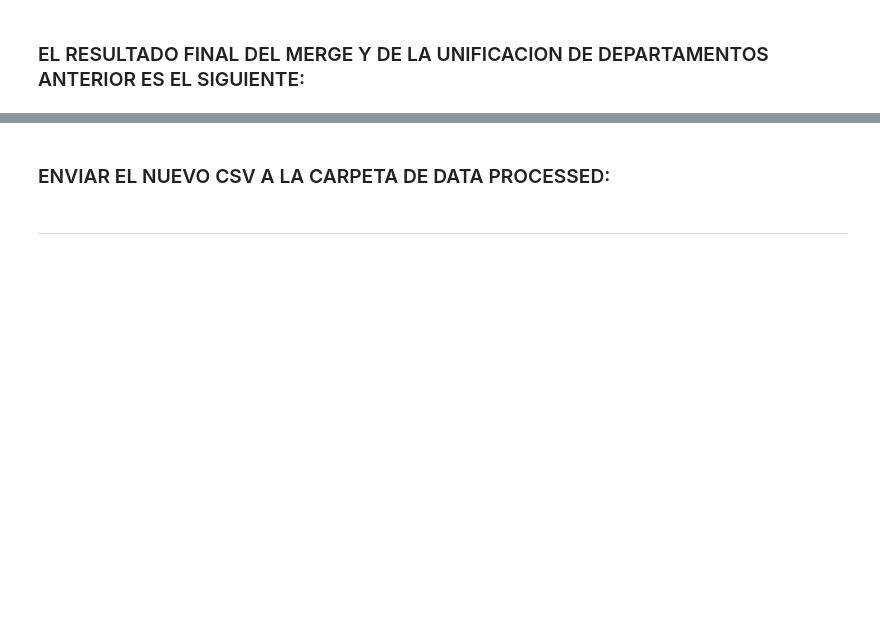
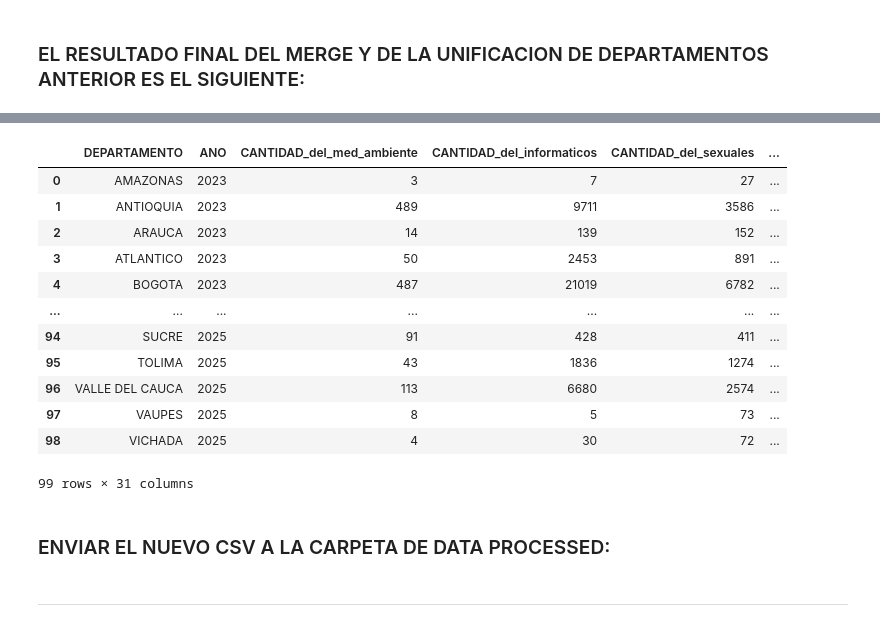
Before and after one commit to Trio-Maravilla/Proyecto-2-Data, a Jupyter notebook: Notebooks/Data_Cleaning.ipynb, the cells around one changed output, grey strips where cells are left out. Drawn from its saved outputs; the diff is of its cells as text; code cells hidden in the pictures; blank space fills up the shorter version.

Commit message:
Datos IPM, limpieza y merge

```diff
--- a/Notebooks/Data_Cleaning.ipynb
+++ b/Notebooks/Data_Cleaning.ipynb
@@ -422,7 +457,7 @@ terrorismo (87, 3)
 violencia_intrafamiliar (99, 3)
 # %%
 claves = ["DEPARTAMENTO", "ANO"]
-df_final = datasets["del_med_ambiente"].merge(
+df_crimenes = datasets["del_med_ambiente"].merge(
     datasets["del_informaticos"], on=claves, how="outer"
     ).merge(
         datasets["del_sexuales"], on=claves, how="outer"
@@ -448,3 +499,10 @@ df_final = datasets["del_med_ambiente"].merge(
+# %%
+df_final = pd.merge(
+    df_crimenes,
+    df_pobreza,
+    on=['DEPARTAMENTO', 'ANO'],
+    how='right'
+)
 # %% [markdown]
 ### EL RESULTADO FINAL DEL MERGE Y DE LA UNIFICACION DE DEPARTAMENTOS ANTERIOR ES EL SIGUIENTE:
 # %%
@@ -455,4 +513,20 @@ SHAPE FINAL DEL MERGE: (99, 14)
 NUMERO DE DEPARTAMENTOS (CONTANDO A BOGOTA COMO UNO): 33
+# %%
+df_final
+# %% [output]
+|  | DEPARTAMENTO | ANO | CANTIDAD_del_med_ambiente | CANTIDAD_del_informaticos | CANTIDAD_del_sexuales | ... |
+| 0 | AMAZONAS | 2023 | 3 | 7 | 27 | ... |
+| 1 | ANTIOQUIA | 2023 | 489 | 9711 | 3586 | ... |
+| 2 | ARAUCA | 2023 | 14 | 139 | 152 | ... |
+| 3 | ATLANTICO | 2023 | 50 | 2453 | 891 | ... |
+| 4 | BOGOTA | 2023 | 487 | 21019 | 6782 | ... |
+| ... | ... | ... | ... | ... | ... | ... |
+| 94 | SUCRE | 2025 | 91 | 428 | 411 | ... |
+| 95 | TOLIMA | 2025 | 43 | 1836 | 1274 | ... |
+| 96 | VALLE DEL CAUCA | 2025 | 113 | 6680 | 2574 | ... |
+| 97 | VAUPES | 2025 | 8 | 5 | 73 | ... |
+| 98 | VICHADA | 2025 | 4 | 30 | 72 | ... |
+99 rows × 31 columns
 # %% [markdown]
 ### ENVIAR EL NUEVO CSV A LA CARPETA DE DATA PROCESSED:
 # %%
```
Also changed, not shown: parts of 6 cells of this notebook, 4 other files.
